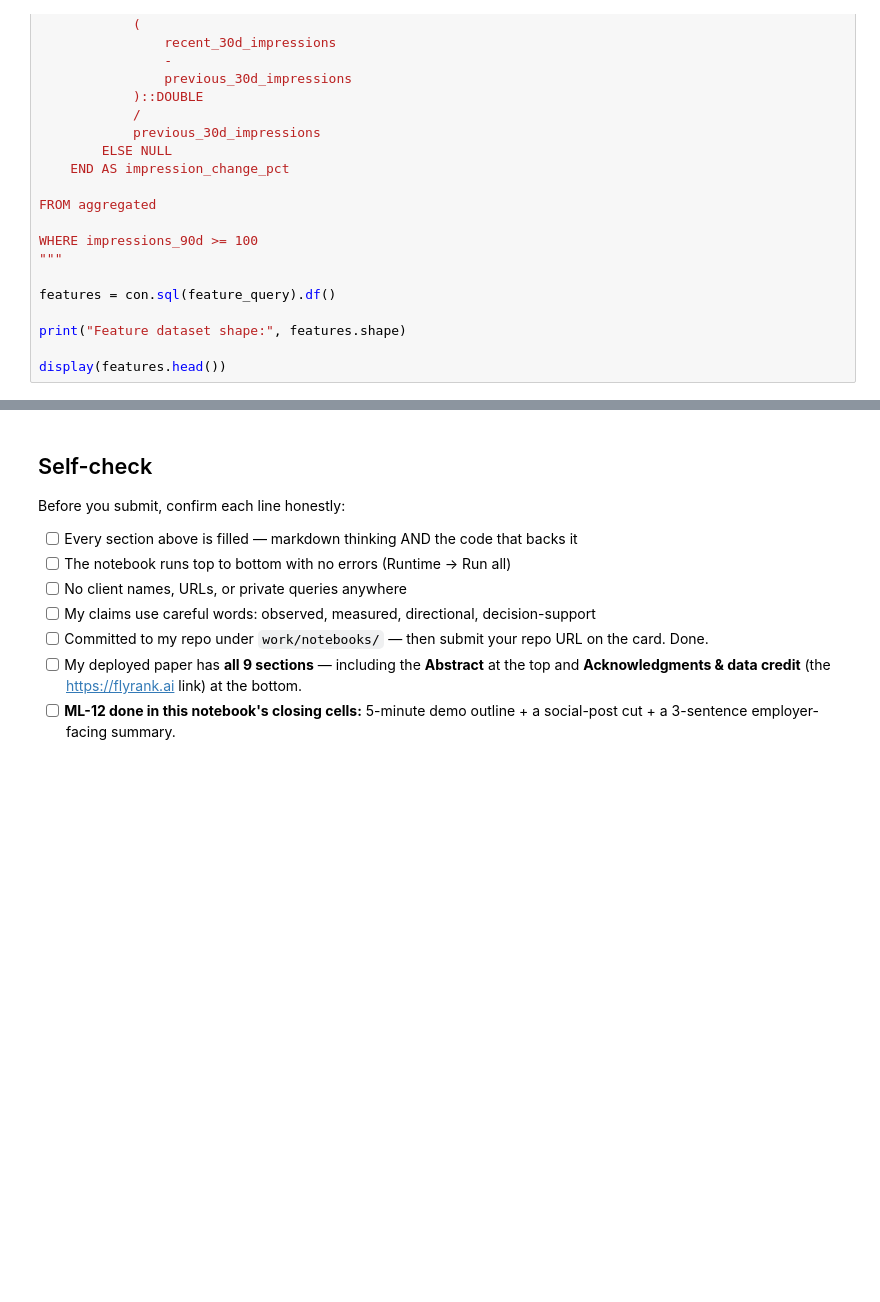
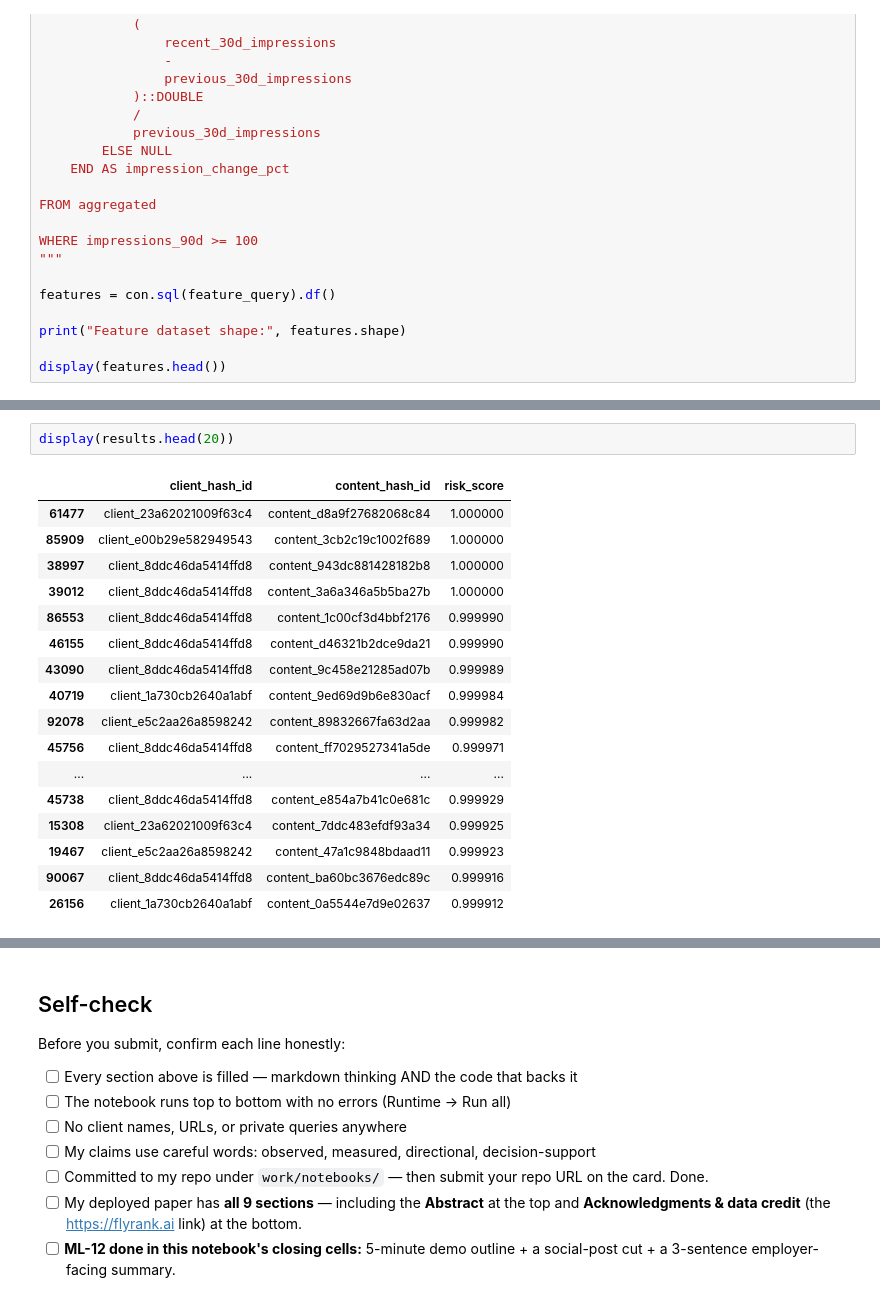
Before and after one commit to akulvibhore/flyrank-ml-internship-, a Jupyter notebook: work/notebooks/capstone.ipynb, the cells around one changed output, grey strips where cells are left out. Drawn from its saved outputs; the diff is of its cells as text; blank space fills up the shorter version.

```diff
--- a/work/notebooks/capstone.ipynb
+++ b/work/notebooks/capstone.ipynb
@@ -519,0 +1039,20 @@ print("Merged dataset:", features.shape)
+# %%
+display(results.head(20))
+# %% [output]
+|  | client_hash_id | content_hash_id | risk_score |
+| 61477 | client_23a62021009f63c4 | content_d8a9f27682068c84 | 1.000000 |
+| 85909 | client_e00b29e582949543 | content_3cb2c19c1002f689 | 1.000000 |
+| 38997 | client_8ddc46da5414ffd8 | content_943dc881428182b8 | 1.000000 |
+| 39012 | client_8ddc46da5414ffd8 | content_3a6a346a5b5ba27b | 1.000000 |
+| 86553 | client_8ddc46da5414ffd8 | content_1c00cf3d4bbf2176 | 0.999990 |
+| 46155 | client_8ddc46da5414ffd8 | content_d46321b2dce9da21 | 0.999990 |
+| 43090 | client_8ddc46da5414ffd8 | content_9c458e21285ad07b | 0.999989 |
+| 40719 | client_1a730cb2640a1abf | content_9ed69d9b6e830acf | 0.999984 |
+| 92078 | client_e5c2aa26a8598242 | content_89832667fa63d2aa | 0.999982 |
+| 45756 | client_8ddc46da5414ffd8 | content_ff7029527341a5de | 0.999971 |
+| ... | ... | ... | ... |
+| 45738 | client_8ddc46da5414ffd8 | content_e854a7b41c0e681c | 0.999929 |
+| 15308 | client_23a62021009f63c4 | content_7ddc483efdf93a34 | 0.999925 |
+| 19467 | client_e5c2aa26a8598242 | content_47a1c9848bdaad11 | 0.999923 |
+| 90067 | client_8ddc46da5414ffd8 | content_ba60bc3676edc89c | 0.999916 |
+| 26156 | client_1a730cb2640a1abf | content_0a5544e7d9e02637 | 0.999912 |
```
Also changed, not shown: parts of 38 cells of this notebook.
